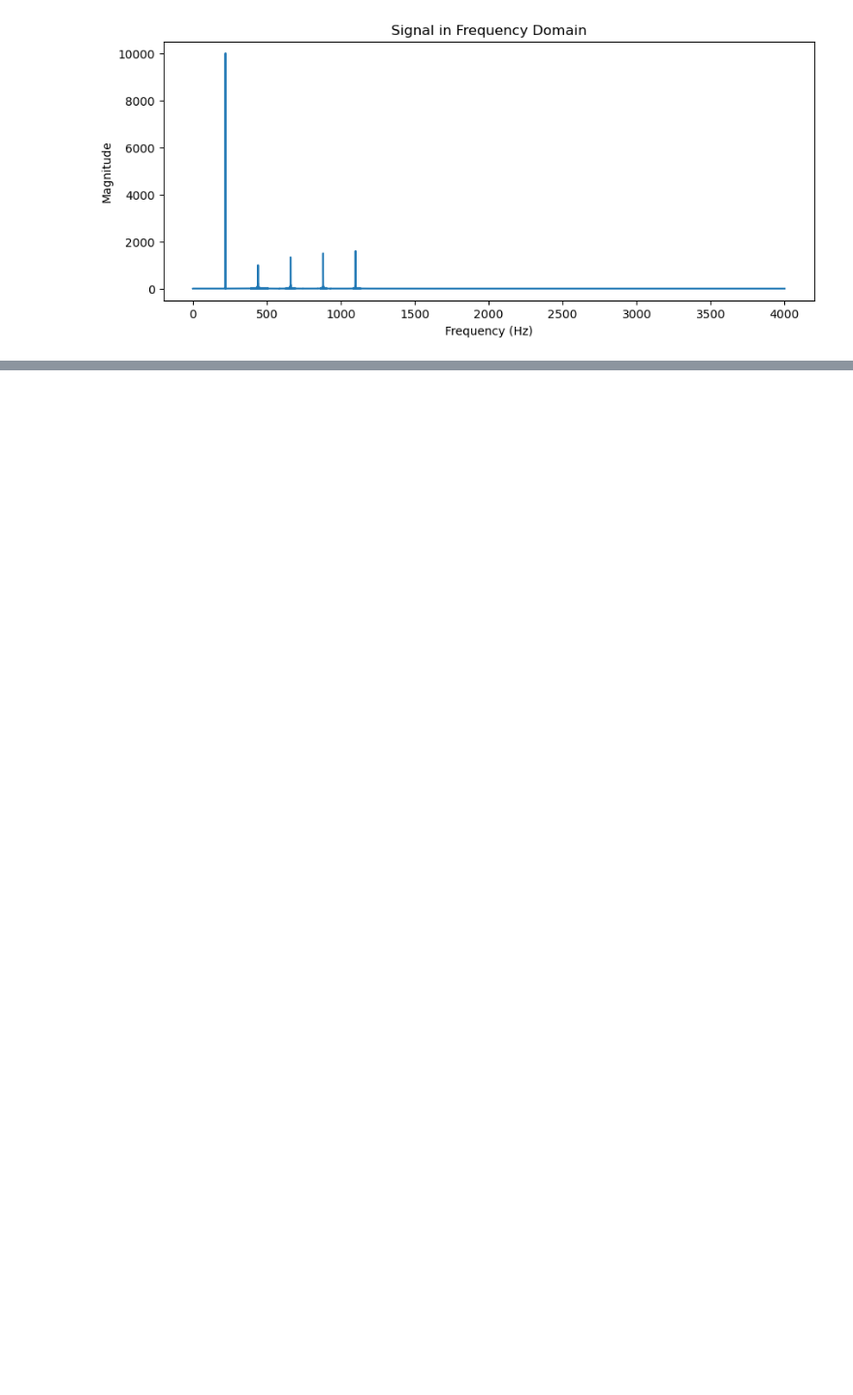
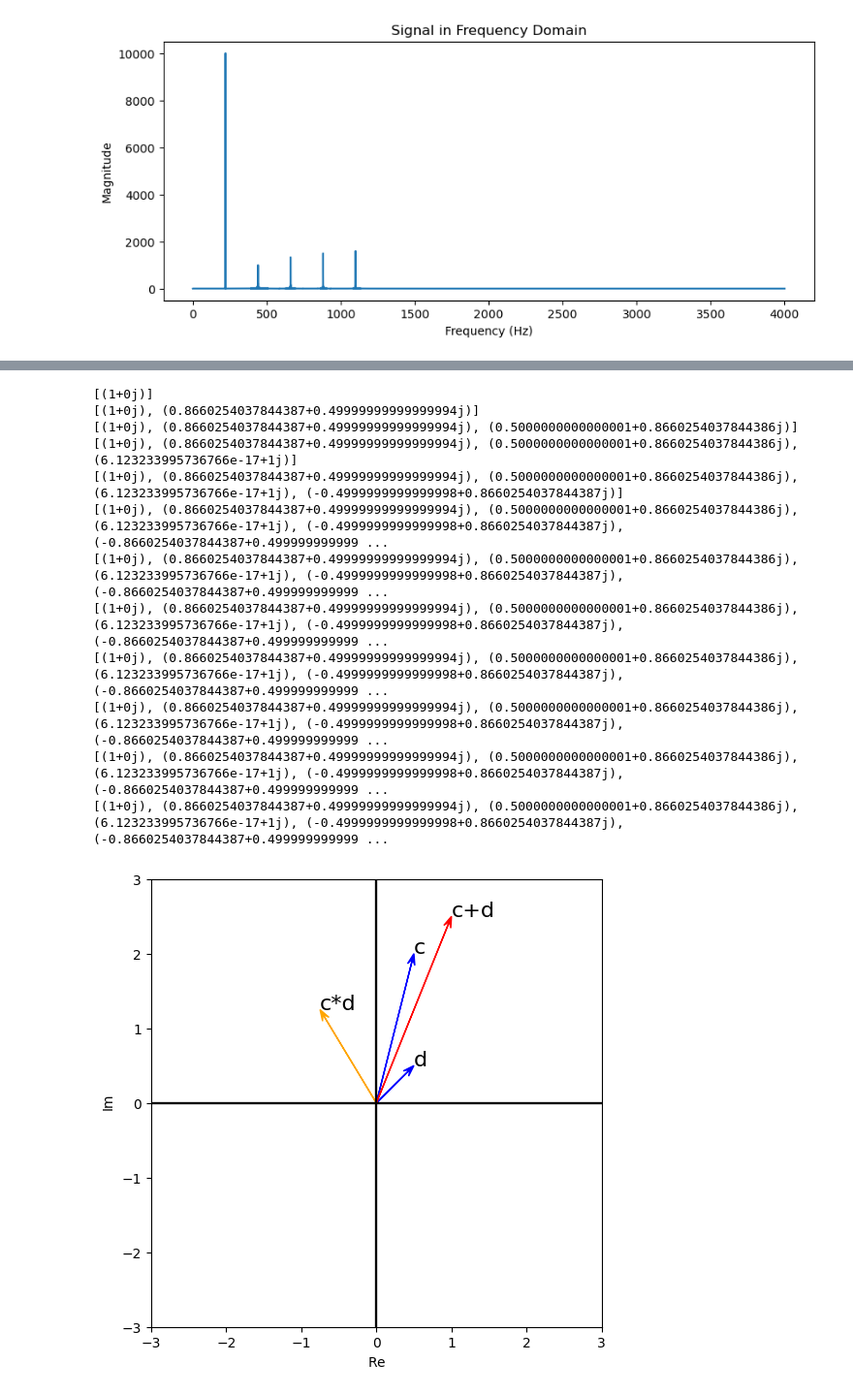
Before and after one commit to DH3773/Music-Retrieval-Techniques-Coursework, a Jupyter notebook: a1/a1.ipynb, the cells around one changed output, grey strips where cells are left out. Shown: that part at 97% size. Drawn from its saved outputs; the diff is of its cells as text; code cells hidden in the pictures; blank space fills up the shorter version.

```diff
--- a/a1/a1.ipynb
+++ b/a1/a1.ipynb
@@ -68,0 +163,66 @@ plt.show()
+# %%
+# Write a function `clock_hand_positions` that takes as input an integer number and returns a list of complex numbers corresponding to clock hand positions dividing the unit circle into equal angles. For example `clock_hand_positions(4)` would return 4 complex numbers with the first one being the unit length vector at 0 angle (3 on clock face), the second one being the unit length vector at pi/2 (12 on a clock face), the third one at -1 (9 on a clock face) and the last one at -j (6 on a clock face). The starter code contains some plotting code you can use to see that your function works as expected.
+
+import numpy as np
+import matplotlib.pyplot as plt
+
+
+def plot_complex(plt, c, text = '', xlim=[-3,3], ylim=[-3,3],
+                 color='black', linestyle='-'):
+    plt.grid()
+    plt.xlim(xlim)
+    plt.ylim(ylim)
+    plt.axhline(0, color='black')
+    plt.axvline(0, color='black')
+    plt.text(np.real(c), np.imag(c), text, size='16')
+
+    plt.xlabel(r'$\mathrm{Re}$')
+    plt.ylabel(r'$\mathrm{Im}$')
+    plt.arrow(0.0, 0.0, np.real(c), np.imag(c),
+              head_width=0.1, fc=color, ec=color,
+              overhang=0.5, length_includes_head=True)
+
+figsize = (6,6)
+plt.figure(figsize=figsize)
+c = 0.5 + 2j
+d = 0.5 + 0.5*1j
+
+plot_complex(plt, c, text='c', linestyle='|',color='blue')
+plot_complex(plt, d, text='d', color='blue')
+plot_complex(plt, c+d, text='c+d', color='red')
+plot_complex(plt, c*d, text='c*d', color='orange')
+plt.savefig('complex_plotting.png')
+
+
+# Returns a list of complex numbers corresponding to hands positions.
+# This is the function you need to write
+def clock_positions(nhands: int) -> list:
+    hands = []
+    for n in range(nhands):
+        hands.append(np.exp(1j*2*np.pi*n/nhands))
+        print(hands)
+    return hands
+
+clist1 = clock_positions(12)
+
+# Use a plot to check your solution
+figsize = (4,4)
+plt.figure(figsize=figsize)
+for (n,c) in enumerate(clist1):
+    plot_complex(plt, c, text=str(n), linestyle='|',color='green')
+plt.savefig('clock_positions.png')
+plot = plt.gca()
+# %% [output]
+[(1+0j)]
+[(1+0j), (0.8660254037844387+0.49999999999999994j)]
+[(1+0j), (0.8660254037844387+0.49999999999999994j), (0.5000000000000001+0.8660254037844386j)]
+[(1+0j), (0.8660254037844387+0.49999999999999994j), (0.5000000000000001+0.8660254037844386j), (6.123233995736766e-17+1j)]
+[(1+0j), (0.8660254037844387+0.49999999999999994j), (0.5000000000000001+0.8660254037844386j), (6.123233995736766e-17+1j), (-0.4999999999999998+0.8660254037844387j)]
+[(1+0j), (0.8660254037844387+0.49999999999999994j), (0.5000000000000001+0.8660254037844386j), (6.123233995736766e-17+1j), (-0.4999999999999998+0.8660254037844387j), (-0.8660254037844387+0.499999999999 ...
+[(1+0j), (0.8660254037844387+0.49999999999999994j), (0.5000000000000001+0.8660254037844386j), (6.123233995736766e-17+1j), (-0.4999999999999998+0.8660254037844387j), (-0.8660254037844387+0.499999999999 ...
+[(1+0j), (0.8660254037844387+0.49999999999999994j), (0.5000000000000001+0.8660254037844386j), (6.123233995736766e-17+1j), (-0.4999999999999998+0.8660254037844387j), (-0.8660254037844387+0.499999999999 ...
+[(1+0j), (0.8660254037844387+0.49999999999999994j), (0.5000000000000001+0.8660254037844386j), (6.123233995736766e-17+1j), (-0.4999999999999998+0.8660254037844387j), (-0.8660254037844387+0.499999999999 ...
+[(1+0j), (0.8660254037844387+0.49999999999999994j), (0.5000000000000001+0.8660254037844386j), (6.123233995736766e-17+1j), (-0.4999999999999998+0.8660254037844387j), (-0.8660254037844387+0.499999999999 ...
+[(1+0j), (0.8660254037844387+0.49999999999999994j), (0.5000000000000001+0.8660254037844386j), (6.123233995736766e-17+1j), (-0.4999999999999998+0.8660254037844387j), (-0.8660254037844387+0.499999999999 ...
+[(1+0j), (0.8660254037844387+0.49999999999999994j), (0.5000000000000001+0.8660254037844386j), (6.123233995736766e-17+1j), (-0.4999999999999998+0.8660254037844387j), (-0.8660254037844387+0.499999999999 ...
+[figure, added]
```
Also changed, not shown: parts of 3 cells of this notebook, 5 other files.
